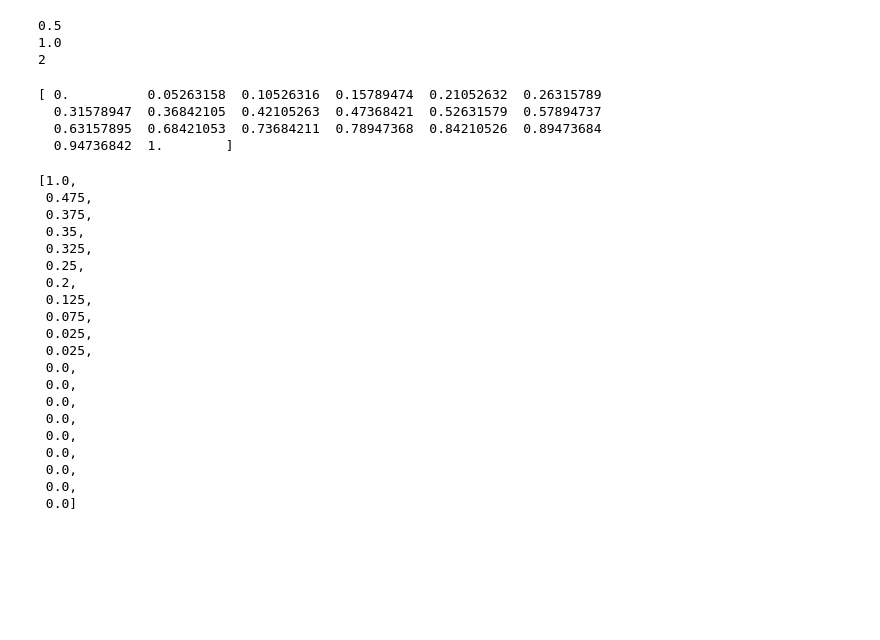
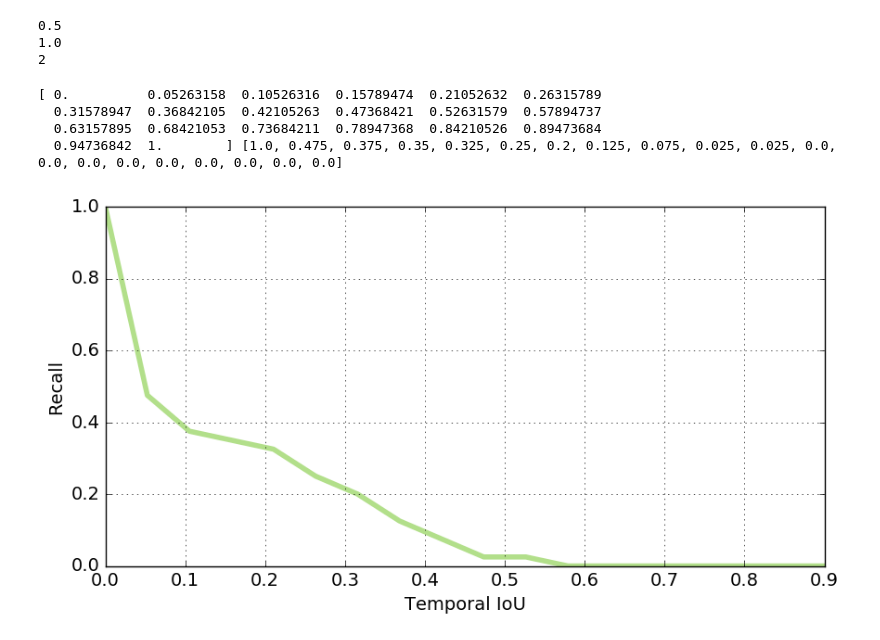
Before and after one commit to NTHU-CVLab/ActivityProps, a Jupyter notebook: evaluate/evaluate_recall_rate.ipynb, the cells around one changed output. Saved outputs shown, nothing was run; the diff lists cells and outputs as text; code cells hidden in the pictures; blank space fills up the shorter version.

Commit message:
add plotting cell for recall-tIOU 山崩圖 :joy:

```diff
--- a/evaluate/evaluate_recall_rate.ipynb
+++ b/evaluate/evaluate_recall_rate.ipynb
@@ -74,9 +74,9 @@ print(ground_truth_num)
 def read_predicted_proposal():
     with open('../data/outputs/predicted_proposal.pkl', 'rb') as f:
         results = pickle.load(f)
-        # print(results.keys())
+        return results
 
-def derive_overall_recall_rate(tIoU_thresh, print_info=False):
+def derive_overall_recall_rate(tIoU_thresh, results, print_info=False):
     if print_info: print('----------------------------------------------')
     total_recalled_count = 0.0
     total_ground_truth_num = 0.0
@@ -99,37 +99,32 @@ def derive_overall_recall_rate(tIoU_thresh, print_info=False):
 
     return total_recall_rate
 
-read_predicted_proposal()
+results = read_predicted_proposal()
 tIoU_thresh_values = np.linspace(0.0, 1.0, num=20)
-print(tIoU_thresh_values)
+
 total_recall_rates =[]
 for tIoU_thresh in tIoU_thresh_values:
-    total_recall_rate = derive_overall_recall_rate(tIoU_thresh)
+    total_recall_rate = derive_overall_recall_rate(tIoU_thresh, results)
     total_recall_rates.append(total_recall_rate)
 
-total_recall_rates
+print(tIoU_thresh_values, total_recall_rates)
 # %% [output]
 [ 0.          0.05263158  0.10526316  0.15789474  0.21052632  0.26315789
   0.31578947  0.36842105  0.42105263  0.47368421  0.52631579  0.57894737
   0.63157895  0.68421053  0.73684211  0.78947368  0.84210526  0.89473684
-  0.94736842  1.        ]
+  0.94736842  1.        ] [1.0, 0.475, 0.375, 0.35, 0.325, 0.25, 0.2, 0.125, 0.075, 0.025, 0.025, 0.0, 0.0, 0.0, 0.0, 0.0, 0.0, 0.0, 0.0, 0.0]
-[1.0,
- 0.475,
- 0.375,
- 0.35,
- 0.325,
- 0.25,
- 0.2,
- 0.125,
- 0.075,
- 0.025,
- 0.025,
- 0.0,
- 0.0,
- 0.0,
- 0.0,
- 0.0,
- 0.0,
- 0.0,
- 0.0,
- 0.0]
+# %%
+import matplotlib.pyplot as plt
+
+fn_size = 14
+plt.figure(num=None, figsize=(10, 5))
+plt.plot(tIoU_thresh_values, total_recall_rates, linewidth=4, color=np.array([178,223,138])/255.0)
+plt.xlabel('Temporal IoU', fontsize=fn_size)
+plt.ylabel('Recall', fontsize=fn_size)
+plt.grid(b=True, which="both")
+plt.setp(plt.axes().get_xticklabels(), fontsize=fn_size)
+plt.setp(plt.axes().get_yticklabels(), fontsize=fn_size)
+plt.xlim([0, 0.9])
+plt.show()
+# %% [output]
+[figure, added]
```
